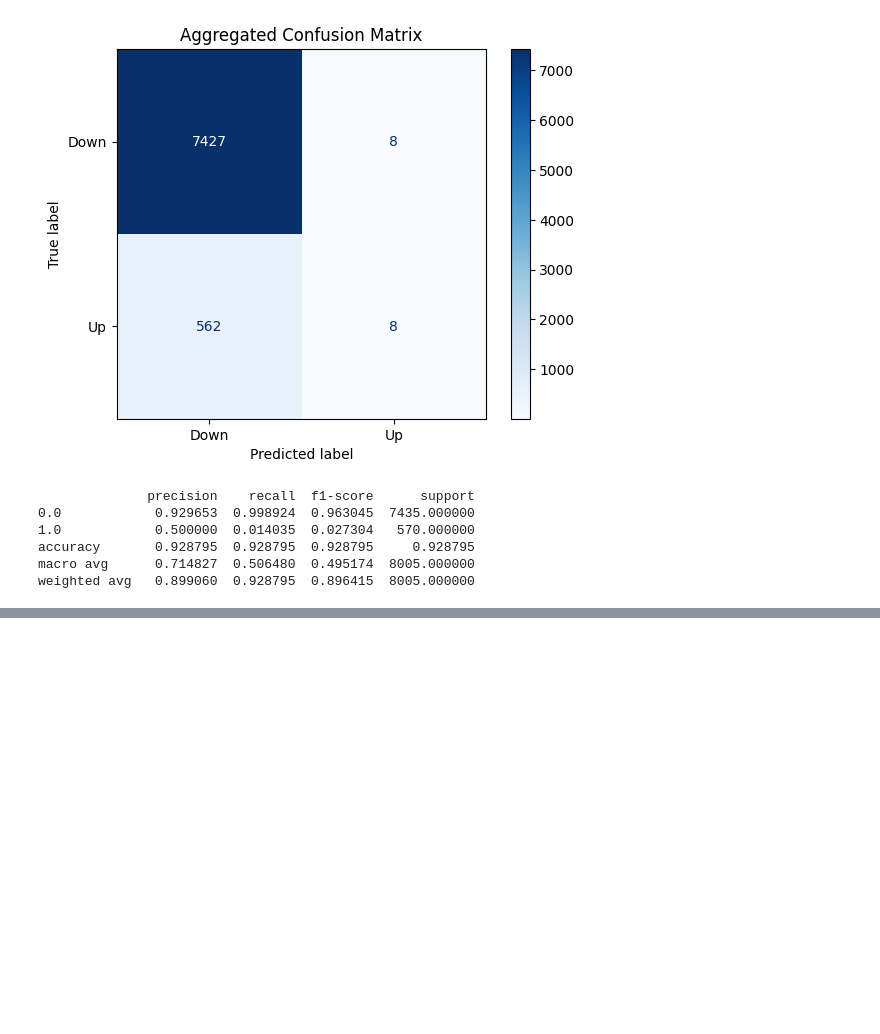
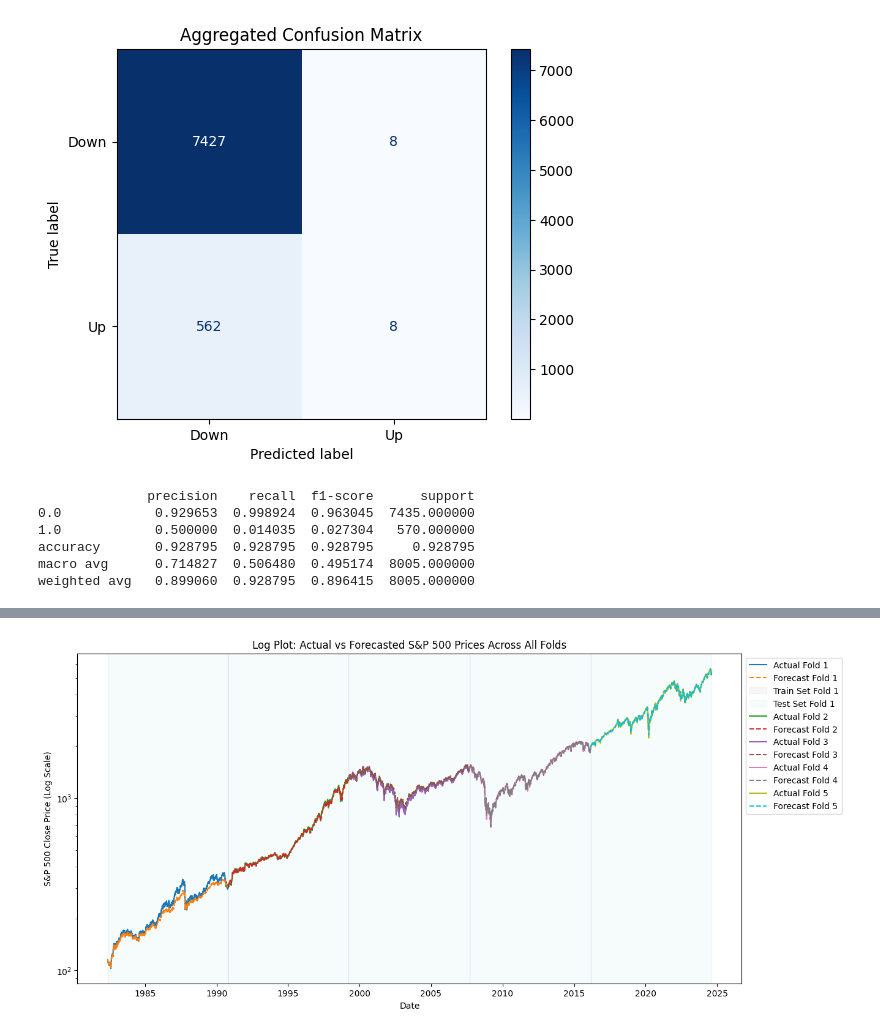
Before and after one commit to brayvid/trading-algorithm, a Jupyter notebook: sp500_forecast.ipynb, the cells around one changed output, grey strips where cells are left out. Drawn from its saved outputs; the diff is of its cells as text; code cells hidden in the pictures; blank space fills up the shorter version.

```diff
--- a/sp500_forecast.ipynb
+++ b/sp500_forecast.ipynb
@@ -2501,0 +2706,99 @@ weighted avg   0.899060  0.928795  0.896415  8005.000000
+# %%
+import yfinance as yf
+import pandas as pd
+from prophet import Prophet
+import matplotlib.pyplot as plt
+from sklearn.metrics import mean_absolute_error
+from sklearn.model_selection import TimeSeriesSplit
+
+# Download S&P500 (^GSPC) price history
+data = yf.Ticker("^GSPC").history(period="max")
+
+# Basic preprocessing
+data = data.reset_index()  # Reset index to move Date from index to column
+data = data[['Date', 'Close']]  # Use only Date and Close columns
+data = data.rename(columns={'Date': 'ds', 'Close': 'y'})  # Rename columns to fit Prophet's expectations
+
+# Filter data to start from 1970
+data = data[data['ds'] >= '1970-01-01']
+
+# Convert the 'ds' column to be timezone-naive
+data['ds'] = data['ds'].dt.tz_localize(None)
+
+# Define derived features based on different horizons
+horizons = [2, 5, 60, 250, 1000]
+new_predictors = []
+
+for horizon in horizons:
+    # Apply rolling to the 'y' column only
+    rolling_averages = data['y'].rolling(horizon).mean()
+    ratio_column = f'Close_Ratio_{horizon}'
+    data[ratio_column] = data['y'] / rolling_averages
+    trend_column = f'Trend_{horizon}'
+    data[trend_column] = data['y'].shift(1).rolling(horizon).sum()
+    new_predictors += [ratio_column, trend_column]
+
+# Drop any remaining NaNs due to rolling calculations
+data.dropna(inplace=True)
+
+# Set up cross-validation
+tscv = TimeSeriesSplit(n_splits=5)
+
+# Initialize a list to store the results
+fold_results = []
+
+# Cross-validation loop
+for train_index, test_index in tscv.split(data):
+    train_data = data.iloc[train_index].copy()
+    test_data = data.iloc[test_index].copy()
+
+    # Create and fit the Prophet model
+    model = Prophet()
+
+    # Add derived feature regressors to the model
+    for predictor in new_predictors:
+        model.add_regressor(predictor)
+
+    model.fit(train_data)
+
+    # Make predictions on the test set
+    forecast = model.predict(test_data)
+
+    # Ensure the forecast is aligned with the test data
+    forecast = forecast[['ds', 'yhat']].set_index('ds')
+    test_data = test_data.set_index('ds')
+
+    # Align forecast with actual data
+    results = test_data[['y']].join(forecast)
+
+    # Store the results for plotting later
+    fold_results.append((results, train_data['ds'].iloc[-1], test_data.index[0]))
+
+# Plot all folds together
+plt.figure(figsize=(14, 7))
+for i, (results, train_end_date, test_start_date) in enumerate(fold_results):
+    plt.plot(results.index, results['y'], label=f'Actual Fold {i+1}')
+    plt.plot(results.index, results['yhat'], label=f'Forecast Fold {i+1}', linestyle='--')
+
+    # Shade train and test areas
+    plt.axvspan(results.index[0], train_end_date, color='lightgray', alpha=0.2, label=f'Train Set Fold {i+1}' if i == 0 else "")
+    plt.axvspan(test_start_date, results.index[-1], color='lightblue', alpha=0.1, label=f'Test Set Fold {i+1}' if i == 0 else "")
+
+# Set y-axis to logarithmic scale
+plt.yscale('log')
+
+plt.title('Log Plot: Actual vs Forecasted S&P 500 Prices Across All Folds')
+plt.xlabel('Date')
+plt.ylabel('S&P 500 Close Price (Log Scale)')
+plt.legend(loc='upper left', bbox_to_anchor=(1, 1))
+plt.show()
+
+# Calculate and print the mean MAE across all folds
+mae_scores = []
+for results, _, _ in fold_results:
+    mae = mean_absolute_error(results['y'], results['yhat'])
+    mae_scores.append(mae)
+    print(f'Mean Absolute Error (MAE) for this fold: {mae:.2f}')
+
+print(f'Average MAE across all folds: {sum(mae_scores)/len(mae_scores):.2f}')
+# %% [output]
@@ -2501,0 +2822 @@ weighted avg   0.899060  0.928795  0.896415  8005.000000
+[figure, added]
```
Also changed, not shown: parts of 10 cells of this notebook.
